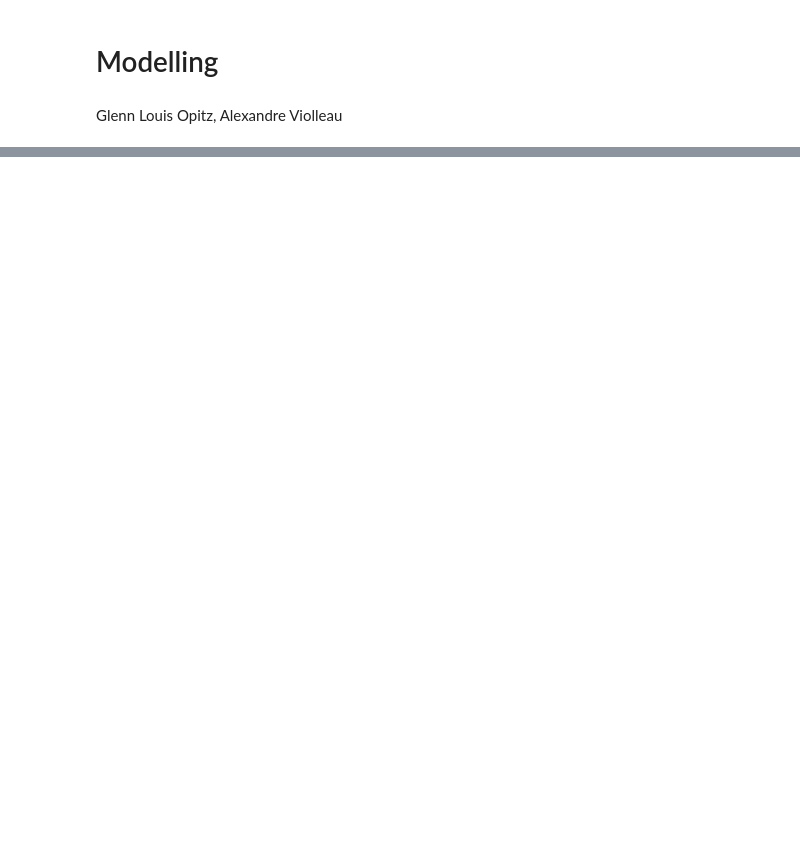
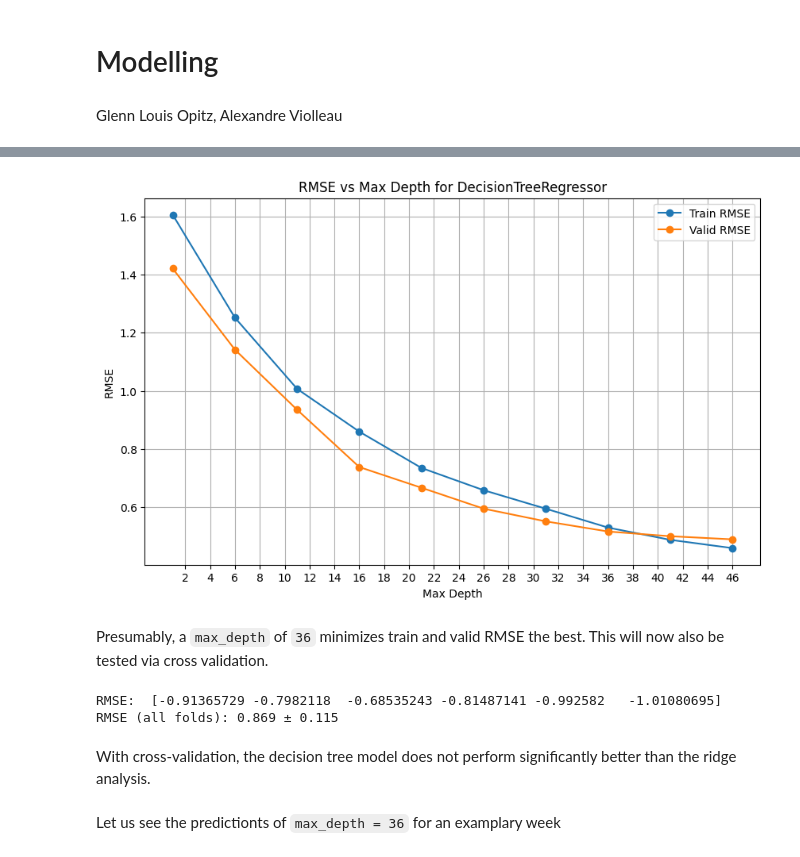
Before and after one commit to l-opitz/bike_counters, a Jupyter notebook: bike_counters_Violleau_Opitz_modelling.ipynb, the cells around one changed output, grey strips where cells are left out. Cells and saved outputs as stored; diff of their text form; code cells hidden in the pictures; blank space fills up the shorter version.

```diff
--- a/bike_counters_Violleau_Opitz_modelling.ipynb
+++ b/bike_counters_Violleau_Opitz_modelling.ipynb
@@ -24,0 +235,15 @@ data.head()
+# %%
+date_encoder = FunctionTransformer(_encode_dates)
+date_cols = _encode_dates(X_train[["date"]]).columns.tolist()
+date_cols = [col for col in date_cols if col != "day"] # excude day in one hot encoding
+
+
+categorical_encoder = OneHotEncoder(handle_unknown="ignore")
+categorical_cols = ["counter_name", "site_name"]
+
+numerical_encoder = make_pipeline(
+    SimpleImputer(strategy="mean"),  # Replace NaNs of weather data with the mean
+    StandardScaler())
+numerical_corr_cols = ["u", "t", "tx12", "tn12", "rafper", "td", "raf10", "ff", "nnuage3", "vv"] # Weather columns with correlation >|0.1| (see EDA)
+
+binary_cols = ["weekend", "FR_holidays"] # No transformation required, they are already binary
@@ -24,0 +368,65 @@ data.head()
+# %%
+preprocessor = ColumnTransformer(
+    [
+        ("date", OneHotEncoder(handle_unknown="ignore"), date_cols),
+        ("cat", categorical_encoder, categorical_cols),
+        #("num", numerical_encoder, numerical_corr_cols),
+        ("binary", "passthrough", binary_cols)
+    ]
+)
+
+
+
+max_depth_values = range(1, 51, 5)  # Try depths from 1 to 20
+
+train_rmse = []
+valid_rmse = []
+
+for max_depth in max_depth_values:
+
+    regressor = DecisionTreeRegressor(random_state=42, max_depth=max_depth)
+
+    pipe = make_pipeline(date_encoder, preprocessor, regressor)
+    pipe.fit(X_train, y_train)
+
+    rmse_train = mean_squared_error(y_train, pipe.predict(X_train), squared=False)
+    train_rmse.append(rmse_train)
+
+    rmse_valid = mean_squared_error(y_valid, pipe.predict(X_valid), squared=False)
+    valid_rmse.append(rmse_valid)
+
+# Plot
+plt.figure(figsize=(10, 6))
+plt.plot(max_depth_values, train_rmse, label="Train RMSE", marker="o")
+plt.plot(max_depth_values, valid_rmse, label="Valid RMSE", marker="o")
+plt.xlabel("Max Depth")
+plt.ylabel("RMSE")
+plt.title("RMSE vs Max Depth for DecisionTreeRegressor")
+plt.legend()
+plt.grid(True)
+
+plt.xticks(range(2, max(max_depth_values) + 1, 2))
+
+plt.show()
+# %% [output]
+[figure, added]
+# %% [markdown]
+Presumably, a `max_depth` of `36` minimizes train and valid RMSE the best. This will now also be tested via cross validation.
+# %%
+cv = TimeSeriesSplit(n_splits=6)
+
+regressor = DecisionTreeRegressor(random_state=42, max_depth=36)
+
+# When using a scorer in scikit-learn it always needs to be better when smaller, hence the minus sign.
+scores = cross_val_score(
+    pipe, X_train, y_train, cv=cv, scoring="neg_root_mean_squared_error"
+)
+print("RMSE: ", scores)
+print(f"RMSE (all folds): {-scores.mean():.3} ± {(-scores).std():.3}")
+# %% [output]
+RMSE:  [-0.91365729 -0.7982118  -0.68535243 -0.81487141 -0.992582   -1.01080695]
+RMSE (all folds): 0.869 ± 0.115
+# %% [markdown]
+With cross-validation, the decision tree model does not perform significantly better than the ridge analysis.
+# %% [markdown]
+Let us see the predictionts of `max_depth = 36` for an examplary week
```
Also changed, not shown: parts of 47 cells of this notebook.
